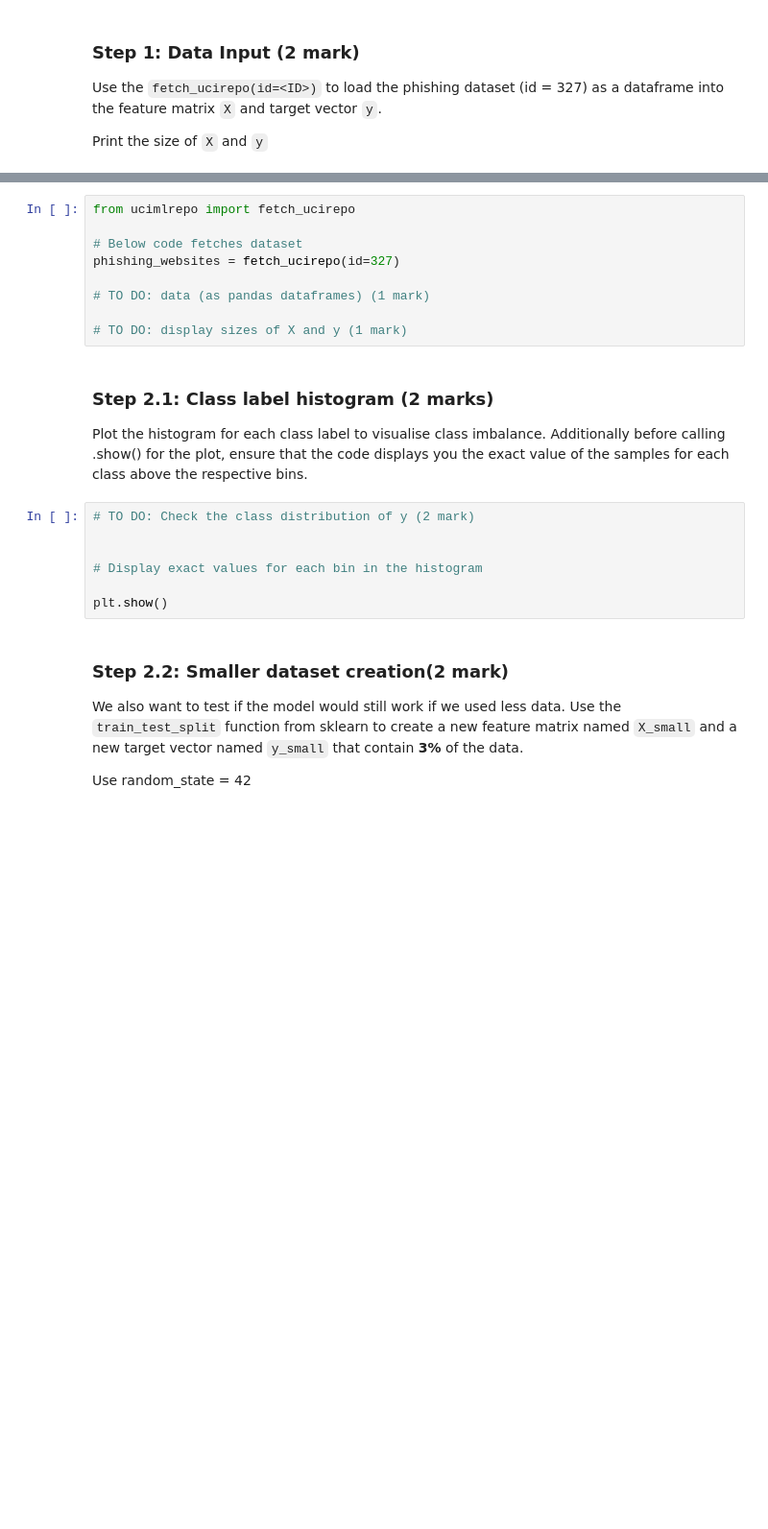
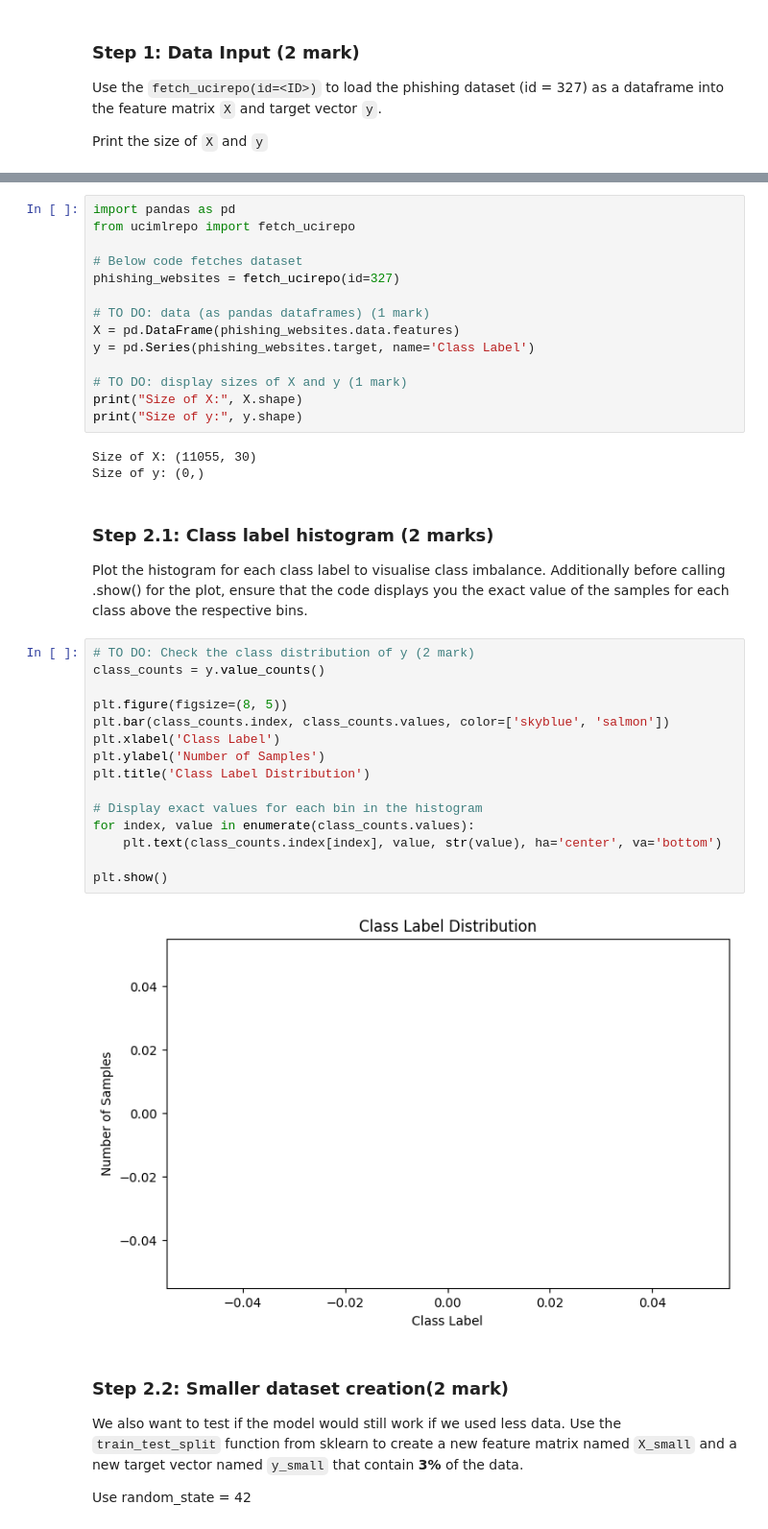
Before and after one commit to Urusha-Bajracharya3950/engg680_2024_fall, a Jupyter notebook: Lab_assignment3/Assignment3.ipynb, the cells around one changed output, grey strips where cells are left out. Shown at 96% size. Drawn from its saved outputs; the diff is of its cells as text; blank space fills up the shorter version.

```diff
--- a/Lab_assignment3/Assignment3.ipynb
+++ b/Lab_assignment3/Assignment3.ipynb
@@ -462,23 +552,41 @@ Print the size of `X` and `y`
 # %%
+import pandas as pd
 from ucimlrepo import fetch_ucirepo
 
 # Below code fetches dataset
 phishing_websites = fetch_ucirepo(id=327)
 
 # TO DO: data (as pandas dataframes) (1 mark)
+X = pd.DataFrame(phishing_websites.data.features)
+y = pd.Series(phishing_websites.target, name='Class Label')
 
 # TO DO: display sizes of X and y (1 mark)
+print("Size of X:", X.shape)
+print("Size of y:", y.shape)
+# %% [output]
+Size of X: (11055, 30)
+Size of y: (0,)
 # %% [markdown]
 ### Step 2.1: Class label histogram (2 marks)
 
 Plot the histogram for each class label to visualise class imbalance. Additionally before calling .show() for the plot, ensure that the code displays you the exact value of the samples for each class above the respective bins.
 # %%
 # TO DO: Check the class distribution of y (2 mark)
+class_counts = y.value_counts()
 
+plt.figure(figsize=(8, 5))
+plt.bar(class_counts.index, class_counts.values, color=['skyblue', 'salmon'])
+plt.xlabel('Class Label')
+plt.ylabel('Number of Samples')
+plt.title('Class Label Distribution')
 
 # Display exact values for each bin in the histogram
+for index, value in enumerate(class_counts.values):
+    plt.text(class_counts.index[index], value, str(value), ha='center', va='bottom')
 
 plt.show()
+# %% [output]
+[figure, added]
 # %% [markdown]
 ### Step 2.2: Smaller dataset creation(2 mark)
 
```
Also changed, not shown: parts of 5 cells of this notebook.
